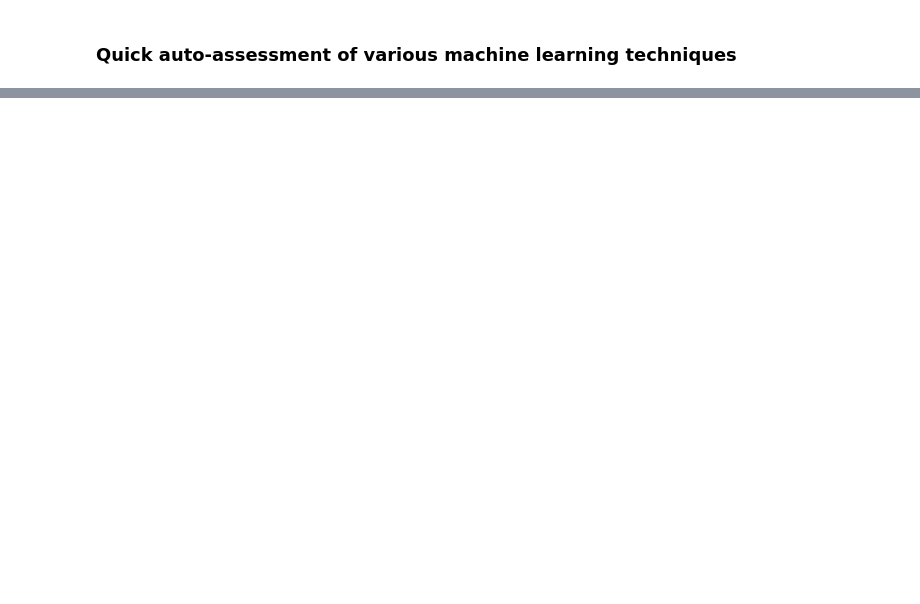
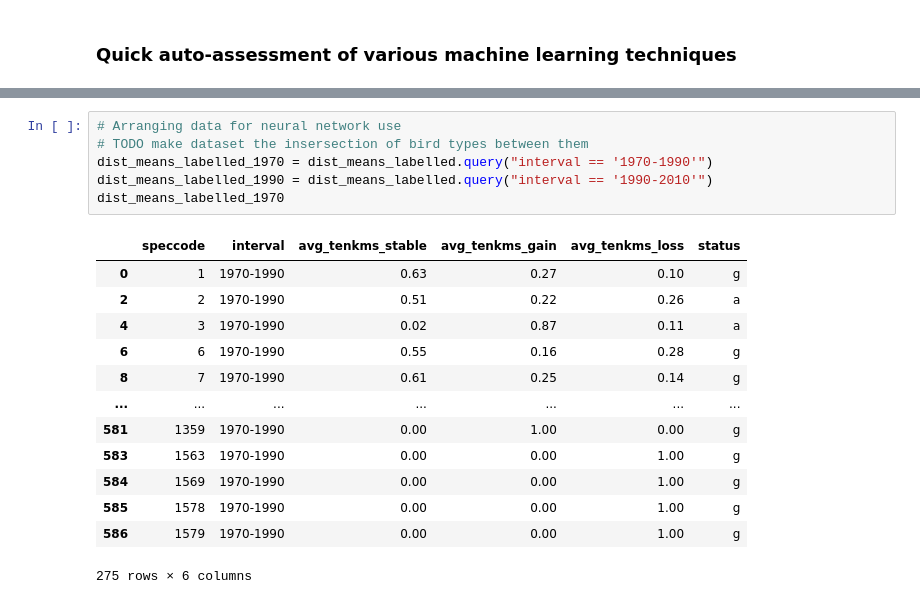
Before and after one commit to sjb296/bird-status-neural-networks, a Jupyter notebook: main.ipynb, the cells around one changed output, grey strips where cells are left out. Saved outputs shown, nothing was run; the diff lists cells and outputs as text; blank space fills up the shorter version.

```diff
--- a/main.ipynb
+++ b/main.ipynb
@@ -412,0 +427,20 @@ You can set `force_col_wise=true` to remove the overhead.
+# %%
+# Arranging data for neural network use
+# TODO make dataset the insersection of bird types between them
+dist_means_labelled_1970 = dist_means_labelled.query("interval == '1970-1990'")
+dist_means_labelled_1990 = dist_means_labelled.query("interval == '1990-2010'")
+dist_means_labelled_1970
+# %% [output]
+|  | speccode | interval | avg_tenkms_stable | avg_tenkms_gain | avg_tenkms_loss | status |
+| 0 | 1 | 1970-1990 | 0.63 | 0.27 | 0.10 | g |
+| 2 | 2 | 1970-1990 | 0.51 | 0.22 | 0.26 | a |
+| 4 | 3 | 1970-1990 | 0.02 | 0.87 | 0.11 | a |
+| 6 | 6 | 1970-1990 | 0.55 | 0.16 | 0.28 | g |
+| 8 | 7 | 1970-1990 | 0.61 | 0.25 | 0.14 | g |
+| ... | ... | ... | ... | ... | ... | ... |
+| 581 | 1359 | 1970-1990 | 0.00 | 1.00 | 0.00 | g |
+| 583 | 1563 | 1970-1990 | 0.00 | 0.00 | 1.00 | g |
+| 584 | 1569 | 1970-1990 | 0.00 | 0.00 | 1.00 | g |
+| 585 | 1578 | 1970-1990 | 0.00 | 0.00 | 1.00 | g |
+| 586 | 1579 | 1970-1990 | 0.00 | 0.00 | 1.00 | g |
+275 rows × 6 columns
```
Also changed, not shown: parts of 18 cells of this notebook.
